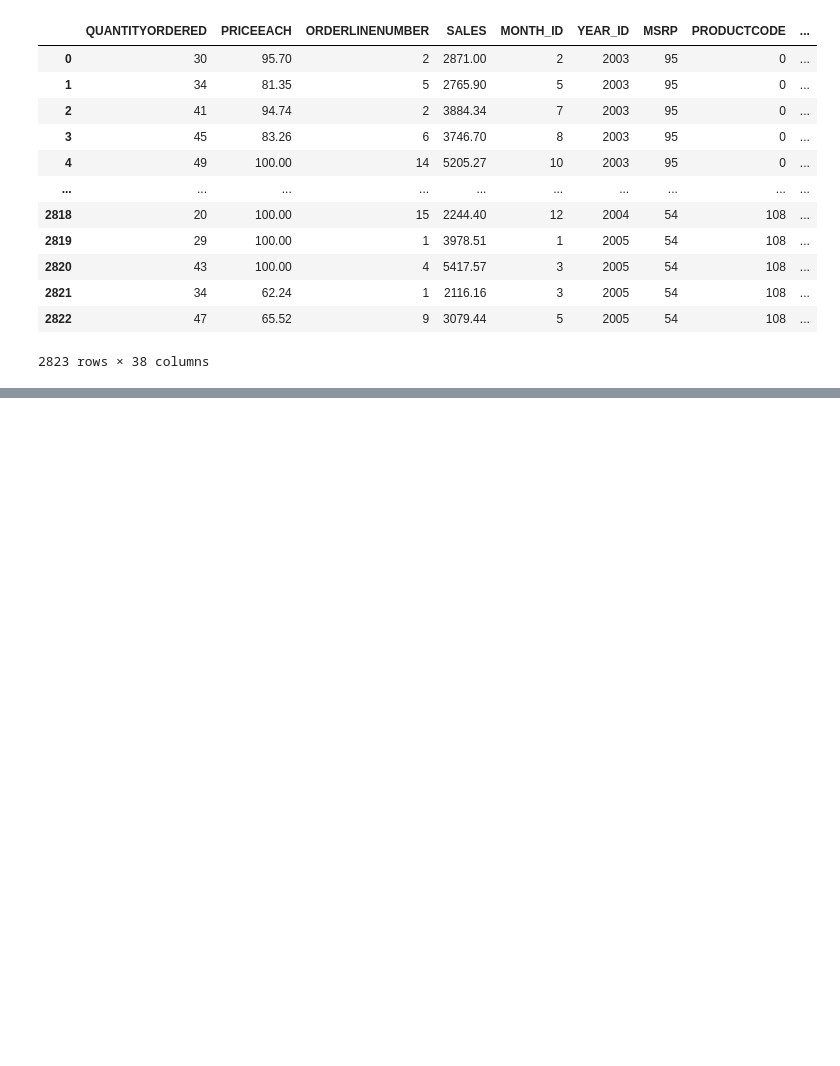
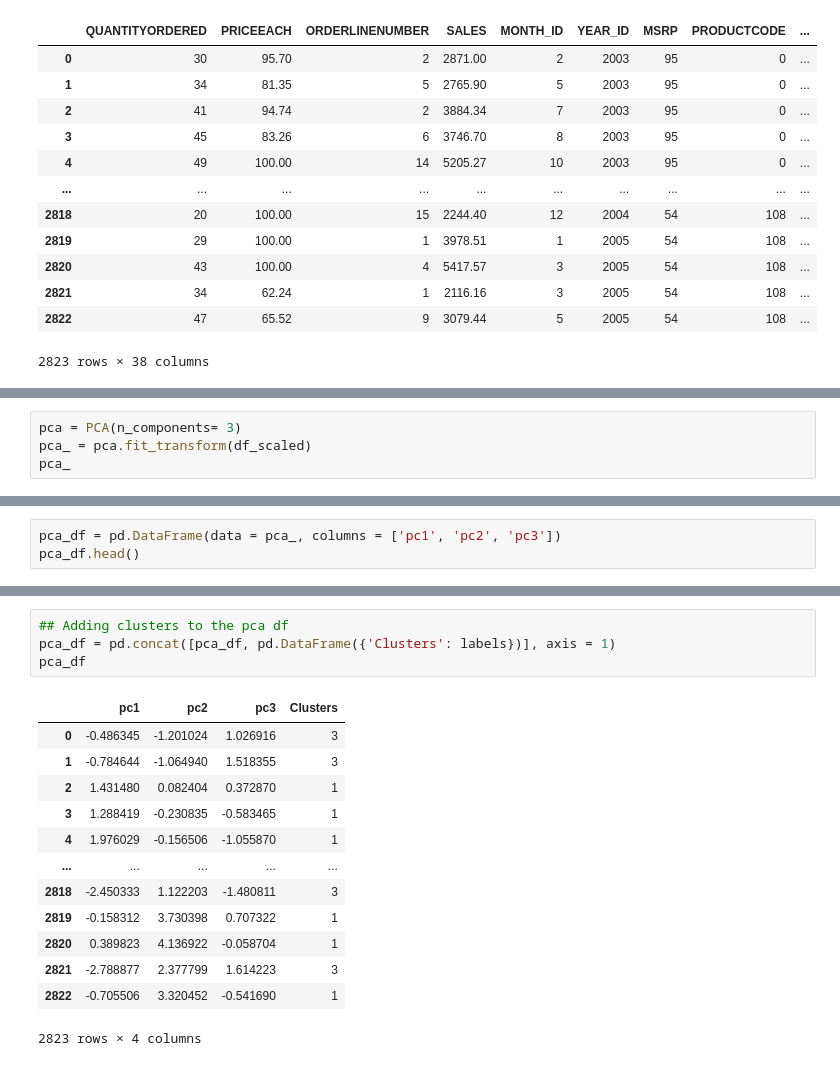
Before and after one commit to speri203/Market-Clustering-PCA, a Jupyter notebook: Clustering.ipynb, the cells around one changed output, grey strips where cells are left out. Saved outputs shown, nothing was run; the diff lists cells and outputs as text; blank space fills up the shorter version.

```diff
--- a/Clustering.ipynb
+++ b/Clustering.ipynb
@@ -432,0 +436,4 @@ for i in df.columns[:8]:
+# %%
+pca = PCA(n_components= 3)
+pca_ = pca.fit_transform(df_scaled)
+pca_
@@ -432,0 +448,3 @@ for i in df.columns[:8]:
+# %%
+pca_df = pd.DataFrame(data = pca_, columns = ['pc1', 'pc2', 'pc3'])
+pca_df.head()
@@ -432,0 +458,18 @@ for i in df.columns[:8]:
+# %%
+## Adding clusters to the pca df
+pca_df = pd.concat([pca_df, pd.DataFrame({'Clusters': labels})], axis = 1)
+pca_df
+# %% [output]
+|  | pc1 | pc2 | pc3 | Clusters |
+| 0 | -0.486345 | -1.201024 | 1.026916 | 3 |
+| 1 | -0.784644 | -1.064940 | 1.518355 | 3 |
+| 2 | 1.431480 | 0.082404 | 0.372870 | 1 |
+| 3 | 1.288419 | -0.230835 | -0.583465 | 1 |
+| 4 | 1.976029 | -0.156506 | -1.055870 | 1 |
+| ... | ... | ... | ... | ... |
+| 2818 | -2.450333 | 1.122203 | -1.480811 | 3 |
+| 2819 | -0.158312 | 3.730398 | 0.707322 | 1 |
+| 2820 | 0.389823 | 4.136922 | -0.058704 | 1 |
+| 2821 | -2.788877 | 2.377799 | 1.614223 | 3 |
+| 2822 | -0.705506 | 3.320452 | -0.541690 | 1 |
+2823 rows × 4 columns
```
Also changed, not shown: parts of 32 cells of this notebook.
